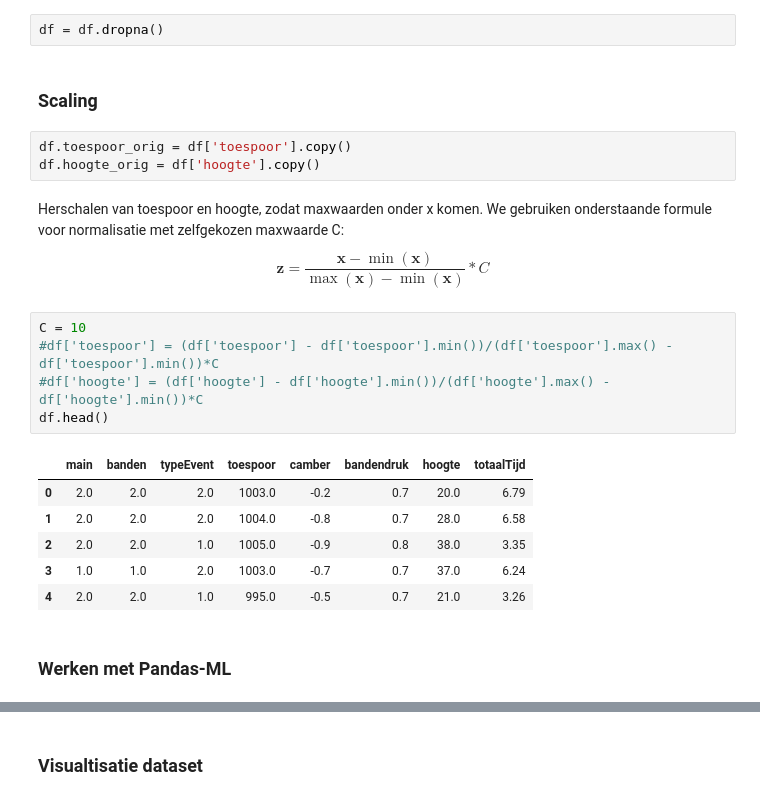
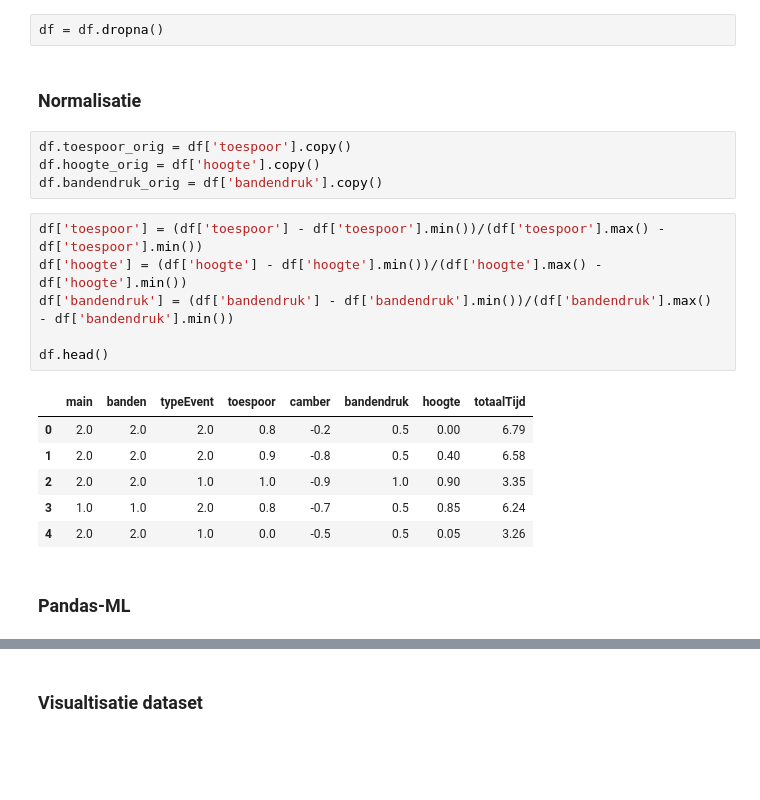
Before and after one commit to DaveBueds/thesis, a Jupyter notebook: scripts/RegTree.ipynb, the cells around one changed output, grey strips where cells are left out. Saved outputs shown, nothing was run; the diff lists cells and outputs as text; blank space fills up the shorter version.

```diff
--- a/scripts/RegTree.ipynb
+++ b/scripts/RegTree.ipynb
@@ -92,29 +86,26 @@ See the caveats in the documentation: http://pandas.pydata.org/pandas-docs/stabl
 # %%
 df = df.dropna()
 # %% [markdown]
-### Scaling
+### Normalisatie
 # %%
 df.toespoor_orig = df['toespoor'].copy()
 df.hoogte_orig = df['hoogte'].copy()
+df.bandendruk_orig = df['bandendruk'].copy()
-# %% [markdown]
-Herschalen van toespoor en hoogte, zodat maxwaarden onder x komen. We gebruiken onderstaande formule voor normalisatie met zelfgekozen maxwaarde C:
-\begin{equation*}
-\mathbf{z} = \frac{\mathbf{x} - \min(\mathbf{x})}{\max(\mathbf{x}) - \min(\mathbf{x})} * C
-\end{equation*}
 # %%
-C = 10
-#df['toespoor'] = (df['toespoor'] - df['toespoor'].min())/(df['toespoor'].max() - df['toespoor'].min())*C
-#df['hoogte'] = (df['hoogte'] - df['hoogte'].min())/(df['hoogte'].max() - df['hoogte'].min())*C
+df['toespoor'] = (df['toespoor'] - df['toespoor'].min())/(df['toespoor'].max() - df['toespoor'].min())
+df['hoogte'] = (df['hoogte'] - df['hoogte'].min())/(df['hoogte'].max() - df['hoogte'].min())
+df['bandendruk'] = (df['bandendruk'] - df['bandendruk'].min())/(df['bandendruk'].max() - df['bandendruk'].min())
+
 df.head()
 # %% [output]
 |  | main | banden | typeEvent | toespoor | camber | bandendruk | hoogte | totaalTijd |
-| 0 | 2.0 | 2.0 | 2.0 | 1003.0 | -0.2 | 0.7 | 20.0 | 6.79 |
-| 1 | 2.0 | 2.0 | 2.0 | 1004.0 | -0.8 | 0.7 | 28.0 | 6.58 |
-| 2 | 2.0 | 2.0 | 1.0 | 1005.0 | -0.9 | 0.8 | 38.0 | 3.35 |
-| 3 | 1.0 | 1.0 | 2.0 | 1003.0 | -0.7 | 0.7 | 37.0 | 6.24 |
-| 4 | 2.0 | 2.0 | 1.0 | 995.0 | -0.5 | 0.7 | 21.0 | 3.26 |
+| 0 | 2.0 | 2.0 | 2.0 | 0.8 | -0.2 | 0.5 | 0.00 | 6.79 |
+| 1 | 2.0 | 2.0 | 2.0 | 0.9 | -0.8 | 0.5 | 0.40 | 6.58 |
+| 2 | 2.0 | 2.0 | 1.0 | 1.0 | -0.9 | 1.0 | 0.90 | 3.35 |
+| 3 | 1.0 | 1.0 | 2.0 | 0.8 | -0.7 | 0.5 | 0.85 | 6.24 |
+| 4 | 2.0 | 2.0 | 1.0 | 0.0 | -0.5 | 0.5 | 0.05 | 3.26 |
 # %% [markdown]
-### Werken met Pandas-ML
+### Pandas-ML
 # %%
 df_car = pdml.ModelFrame(df.copy(), target='totaalTijd')
 df_car['toespoor'] = df.toespoor_orig    ## herstel toespoor
```
Also changed, not shown: parts of 15 cells of this notebook, 19 other files.
